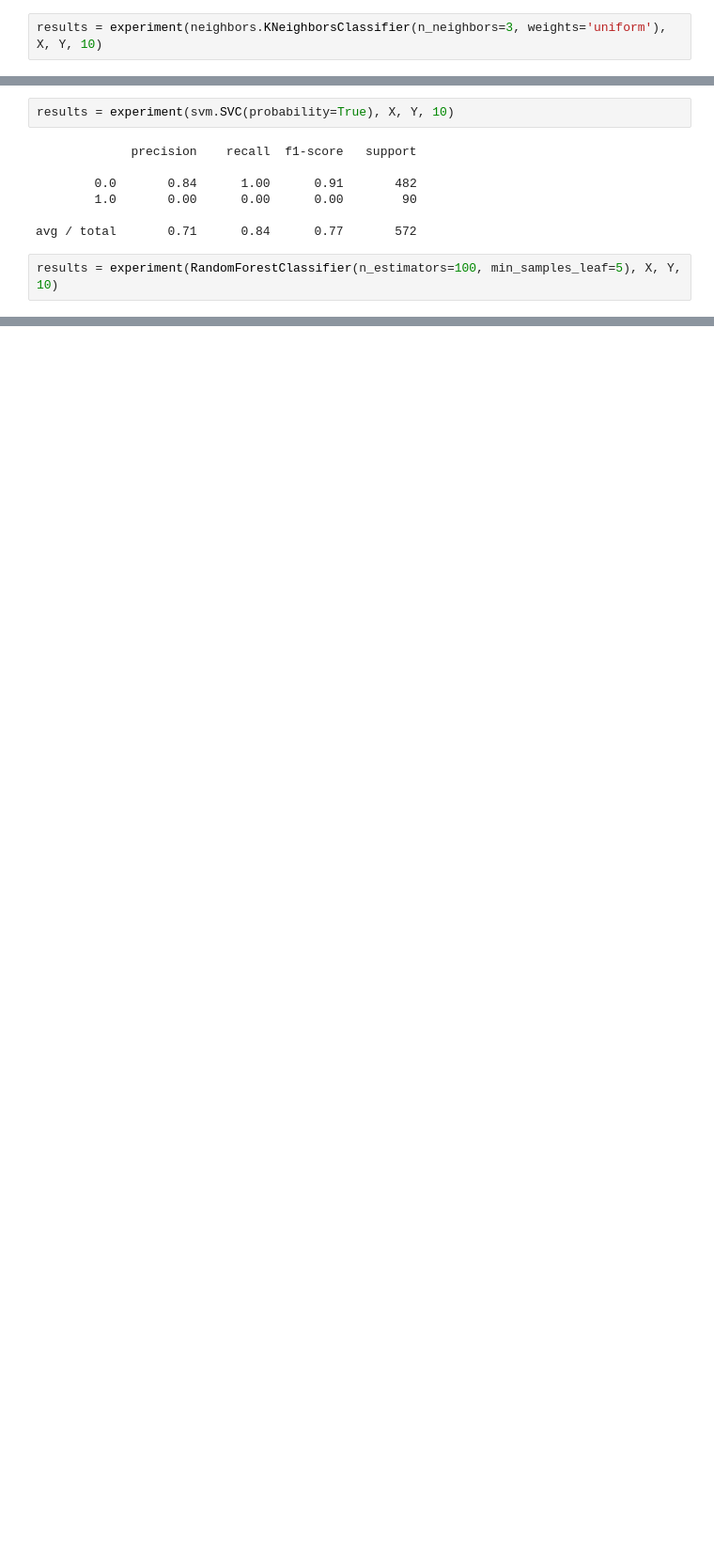
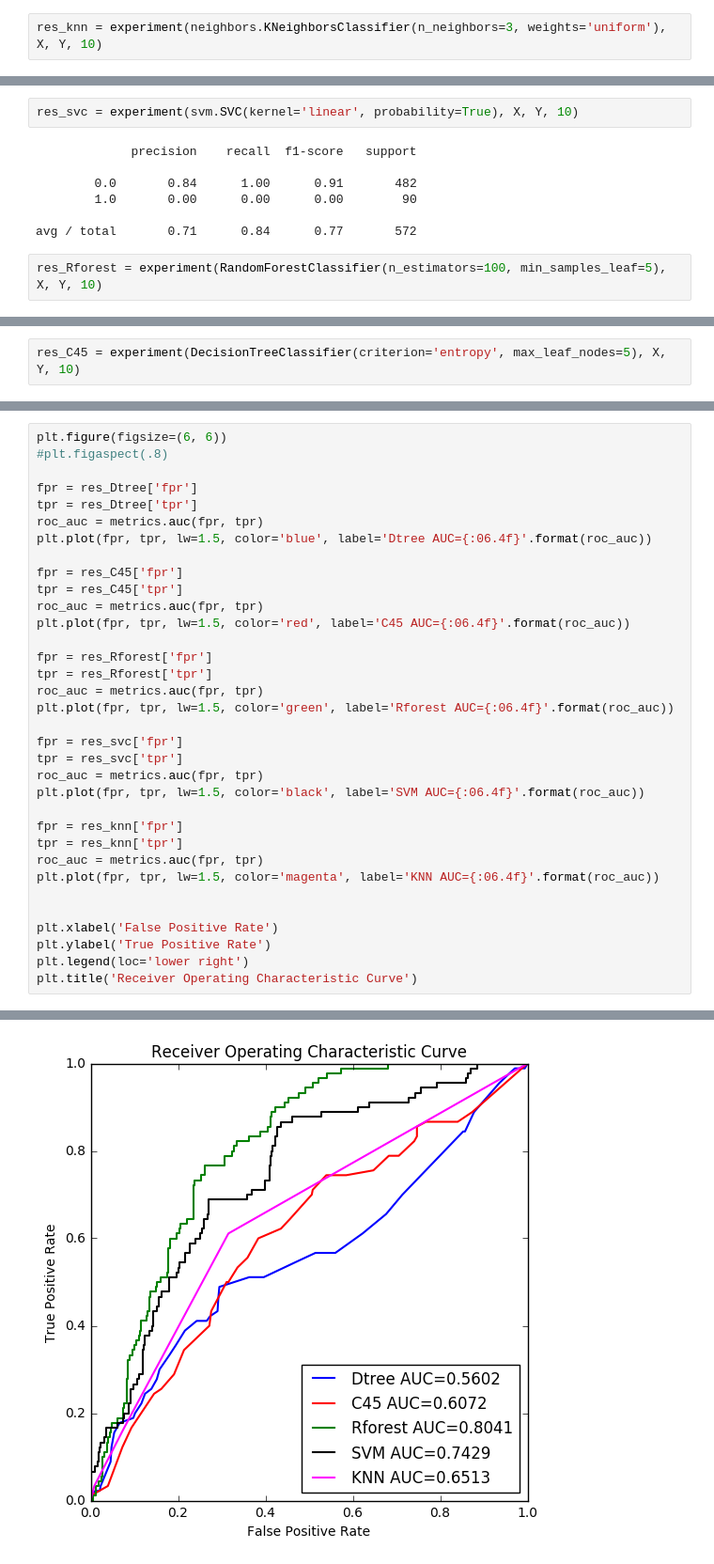
Before and after one commit to BrunoSanchez/VVV_galaxies, a Jupyter notebook: VVV_galaxies_ML.ipynb, the cells around one changed output, grey strips where cells are left out. Shown at 94% size. Cells and saved outputs as stored; diff of their text form; blank space fills up the shorter version.

```diff
--- a/VVV_galaxies_ML.ipynb
+++ b/VVV_galaxies_ML.ipynb
@@ -160,7 +160,7 @@ results = experiment(DecisionTreeClassifier(max_leaf_nodes=5), X, Y, 10)
 
 avg / total       0.77      0.82      0.79       572
 # %%
-results = experiment(neighbors.KNeighborsClassifier(n_neighbors=3, weights='uniform'), X, Y, 10)
+res_knn = experiment(neighbors.KNeighborsClassifier(n_neighbors=3, weights='uniform'), X, Y, 10)
 # %% [output]
              precision    recall  f1-score   support
 
@@ -169,7 +169,7 @@ results = experiment(neighbors.KNeighborsClassifier(n_neighbors=3, weights='unif
 
 avg / total       0.77      0.80      0.78       572
 # %%
-results = experiment(svm.SVC(probability=True), X, Y, 10)
+res_svc = experiment(svm.SVC(kernel='linear', probability=True), X, Y, 10)
 # %% [output]
              precision    recall  f1-score   support
 
@@ -178,7 +178,7 @@ results = experiment(svm.SVC(probability=True), X, Y, 10)
 
 avg / total       0.71      0.84      0.77       572
 # %%
-results = experiment(RandomForestClassifier(n_estimators=100, min_samples_leaf=5), X, Y, 10)
+res_Rforest = experiment(RandomForestClassifier(n_estimators=100, min_samples_leaf=5), X, Y, 10)
 # %% [output]
              precision    recall  f1-score   support
 
@@ -187,2 +187,4 @@ results = experiment(RandomForestClassifier(n_estimators=100, min_samples_leaf=5
 
 avg / total       0.76      0.83      0.78       572
+# %%
+res_C45 = experiment(DecisionTreeClassifier(criterion='entropy', max_leaf_nodes=5), X, Y, 10)
@@ -188,0 +200,35 @@ avg / total       0.76      0.83      0.78       572
+# %%
+plt.figure(figsize=(6, 6))
+#plt.figaspect(.8)
+
+fpr = res_Dtree['fpr']
+tpr = res_Dtree['tpr']
+roc_auc = metrics.auc(fpr, tpr)
+plt.plot(fpr, tpr, lw=1.5, color='blue', label='Dtree AUC={:06.4f}'.format(roc_auc))
+
+fpr = res_C45['fpr']
+tpr = res_C45['tpr']
+roc_auc = metrics.auc(fpr, tpr)
+plt.plot(fpr, tpr, lw=1.5, color='red', label='C45 AUC={:06.4f}'.format(roc_auc))
+
+fpr = res_Rforest['fpr']
+tpr = res_Rforest['tpr']
+roc_auc = metrics.auc(fpr, tpr)
+plt.plot(fpr, tpr, lw=1.5, color='green', label='Rforest AUC={:06.4f}'.format(roc_auc))
+
+fpr = res_svc['fpr']
+tpr = res_svc['tpr']
+roc_auc = metrics.auc(fpr, tpr)
+plt.plot(fpr, tpr, lw=1.5, color='black', label='SVM AUC={:06.4f}'.format(roc_auc))
+
+fpr = res_knn['fpr']
+tpr = res_knn['tpr']
+roc_auc = metrics.auc(fpr, tpr)
+plt.plot(fpr, tpr, lw=1.5, color='magenta', label='KNN AUC={:06.4f}'.format(roc_auc))
+
+
+plt.xlabel('False Positive Rate')
+plt.ylabel('True Positive Rate')
+plt.legend(loc='lower right')
+plt.title('Receiver Operating Characteristic Curve')
+# %% [output]
@@ -188,0 +236 @@ avg / total       0.76      0.83      0.78       572
+[figure, added]
```
Also changed, not shown: parts of 5 cells of this notebook.
